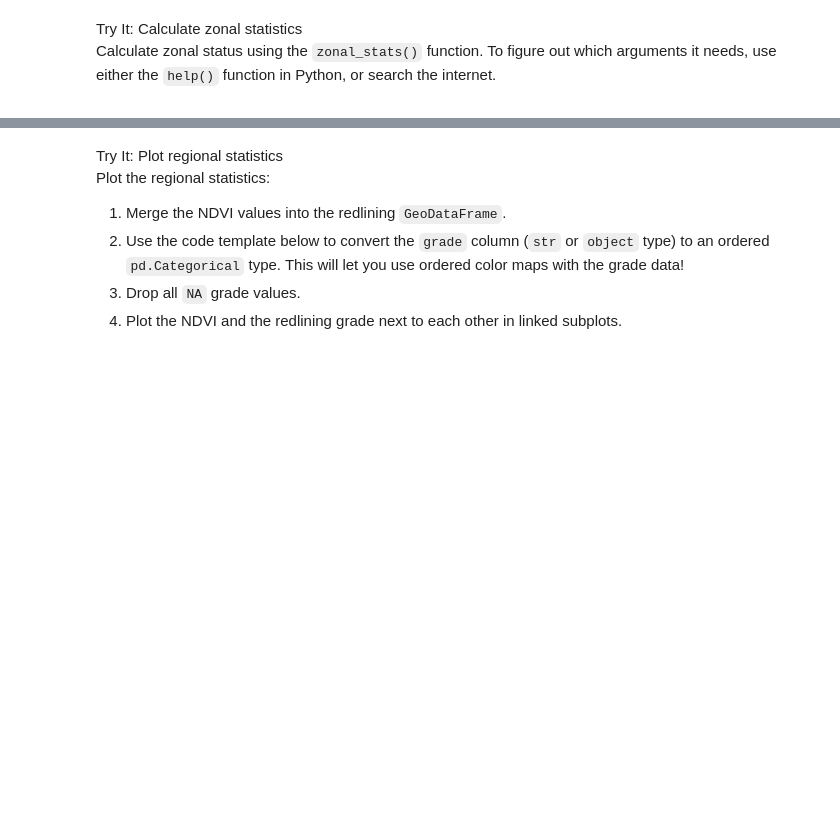
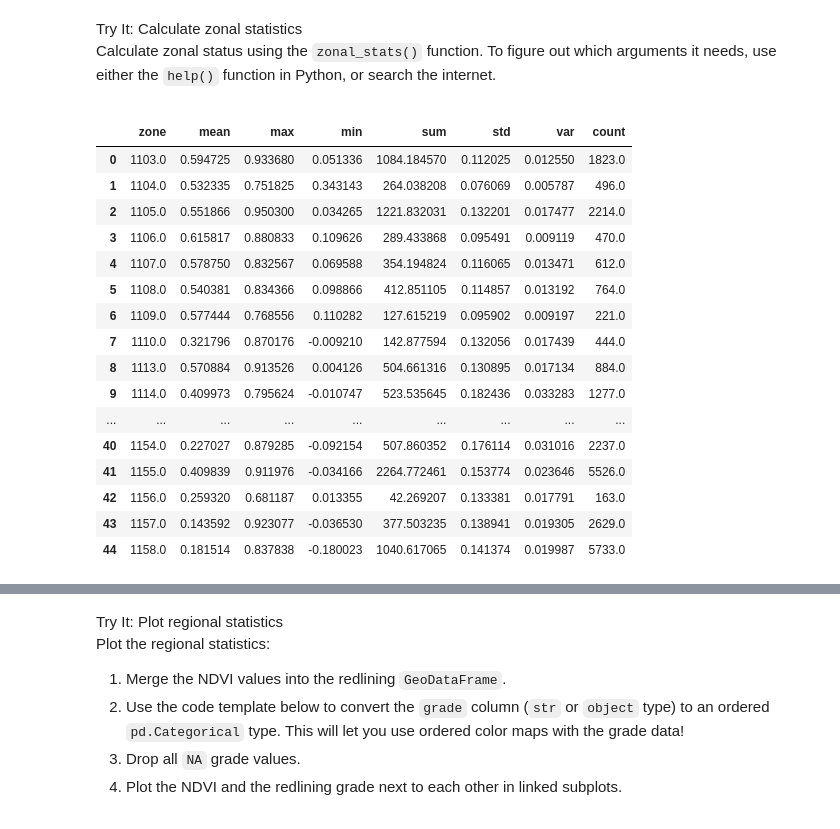
Before and after one commit to earthlab-education/fundamentals-04-redlining-VictoriAragon, a Jupyter notebook: notebooks/redlining-41-zonal-stats.ipynb, the cells around one changed output, grey strips where cells are left out. Cells and saved outputs as stored; diff of their text form; code cells hidden in the pictures; blank space fills up the shorter version.

```diff
--- a/notebooks/redlining-41-zonal-stats.ipynb
+++ b/notebooks/redlining-41-zonal-stats.ipynb
@@ -60,3 +76,25 @@ To figure out which arguments it needs, use either the
 <code>help()</code> function in Python, or search the internet.</p></div></div>
 # %%
 # Calculate NDVI stats for each redlining zone
+#help(zonal_stats)
+den_ndvi_zstats=zonal_stats(denver_redlining_mask, ndvi_da)
+
+den_ndvi_zstats
+# %% [output]
+|  | zone | mean | max | min | sum | std | var | count |
+| 0 | 1103.0 | 0.594725 | 0.933680 | 0.051336 | 1084.184570 | 0.112025 | 0.012550 | 1823.0 |
+| 1 | 1104.0 | 0.532335 | 0.751825 | 0.343143 | 264.038208 | 0.076069 | 0.005787 | 496.0 |
+| 2 | 1105.0 | 0.551866 | 0.950300 | 0.034265 | 1221.832031 | 0.132201 | 0.017477 | 2214.0 |
+| 3 | 1106.0 | 0.615817 | 0.880833 | 0.109626 | 289.433868 | 0.095491 | 0.009119 | 470.0 |
+| 4 | 1107.0 | 0.578750 | 0.832567 | 0.069588 | 354.194824 | 0.116065 | 0.013471 | 612.0 |
+| 5 | 1108.0 | 0.540381 | 0.834366 | 0.098866 | 412.851105 | 0.114857 | 0.013192 | 764.0 |
+| 6 | 1109.0 | 0.577444 | 0.768556 | 0.110282 | 127.615219 | 0.095902 | 0.009197 | 221.0 |
+| 7 | 1110.0 | 0.321796 | 0.870176 | -0.009210 | 142.877594 | 0.132056 | 0.017439 | 444.0 |
+| 8 | 1113.0 | 0.570884 | 0.913526 | 0.004126 | 504.661316 | 0.130895 | 0.017134 | 884.0 |
+| 9 | 1114.0 | 0.409973 | 0.795624 | -0.010747 | 523.535645 | 0.182436 | 0.033283 | 1277.0 |
+| ... | ... | ... | ... | ... | ... | ... | ... | ... |
+| 40 | 1154.0 | 0.227027 | 0.879285 | -0.092154 | 507.860352 | 0.176114 | 0.031016 | 2237.0 |
+| 41 | 1155.0 | 0.409839 | 0.911976 | -0.034166 | 2264.772461 | 0.153774 | 0.023646 | 5526.0 |
+| 42 | 1156.0 | 0.259320 | 0.681187 | 0.013355 | 42.269207 | 0.133381 | 0.017791 | 163.0 |
+| 43 | 1157.0 | 0.143592 | 0.923077 | -0.036530 | 377.503235 | 0.138941 | 0.019305 | 2629.0 |
+| 44 | 1158.0 | 0.181514 | 0.837838 | -0.180023 | 1040.617065 | 0.141374 | 0.019987 | 5733.0 |
```
Also changed, not shown: parts of 13 cells of this notebook, 3 other files.
